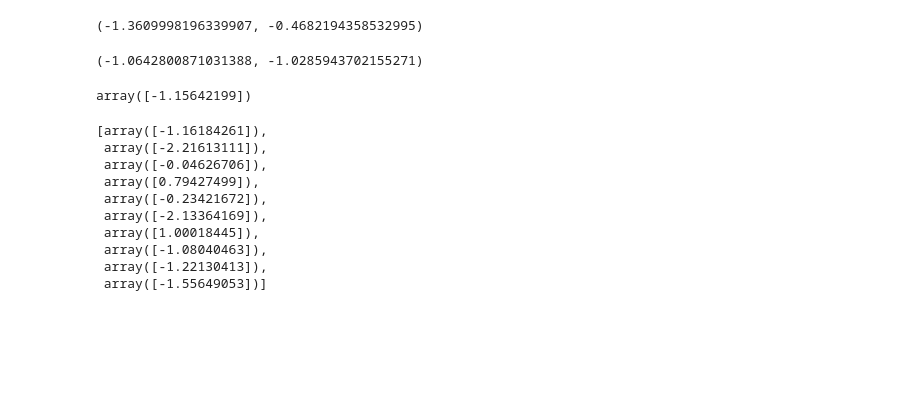
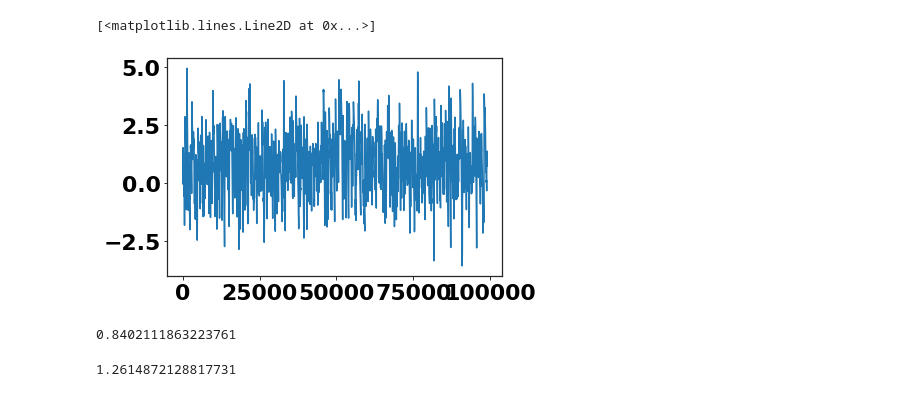
Before and after one commit to JTT94/Masked_Bouncy_Particle_Sampler, a Jupyter notebook: notebooks/Logistic.ipynb, the cells around one changed output. Drawn from its saved outputs; the diff is of its cells as text; code cells hidden in the pictures; blank space fills up the shorter version.

```diff
--- a/notebooks/Logistic.ipynb
+++ b/notebooks/Logistic.ipynb
@@ -283,25 +198,15 @@ for i in range(len(nodes)):
-# %%
-x1[0], x2[0]
-# %% [output]
-(-1.3609998196339907, -0.4682194358532995)
-# %%
-x1[-1], x2[-1]
-# %% [output]
-(-1.0642800871031388, -1.0285943702155271)
-# %%
-beta0
-# %% [output]
-array([-1.15642199])
-# %%
-betas
-# %% [output]
-[array([-1.16184261]),
- array([-2.21613111]),
- array([-0.04626706]),
- array([0.79427499]),
- array([-0.23421672]),
- array([-2.13364169]),
- array([1.00018445]),
- array([-1.08040463]),
- array([-1.22130413]),
- array([-1.55649053])]
+# %%
+x1,v1,t1=get_xtv(res[1000:],2)
+# %%
+plt.plot(x1)
+# %% [output]
+[<matplotlib.lines.Line2D at 0x...>]
+[figure, added]
+# %%
+np.mean(x1)
+# %% [output]
+0.8402111863223761
+# %%
+np.std(x1)
+# %% [output]
+1.2614872128817731
```
Also changed, not shown: parts of 23 cells of this notebook, 18 other files.
